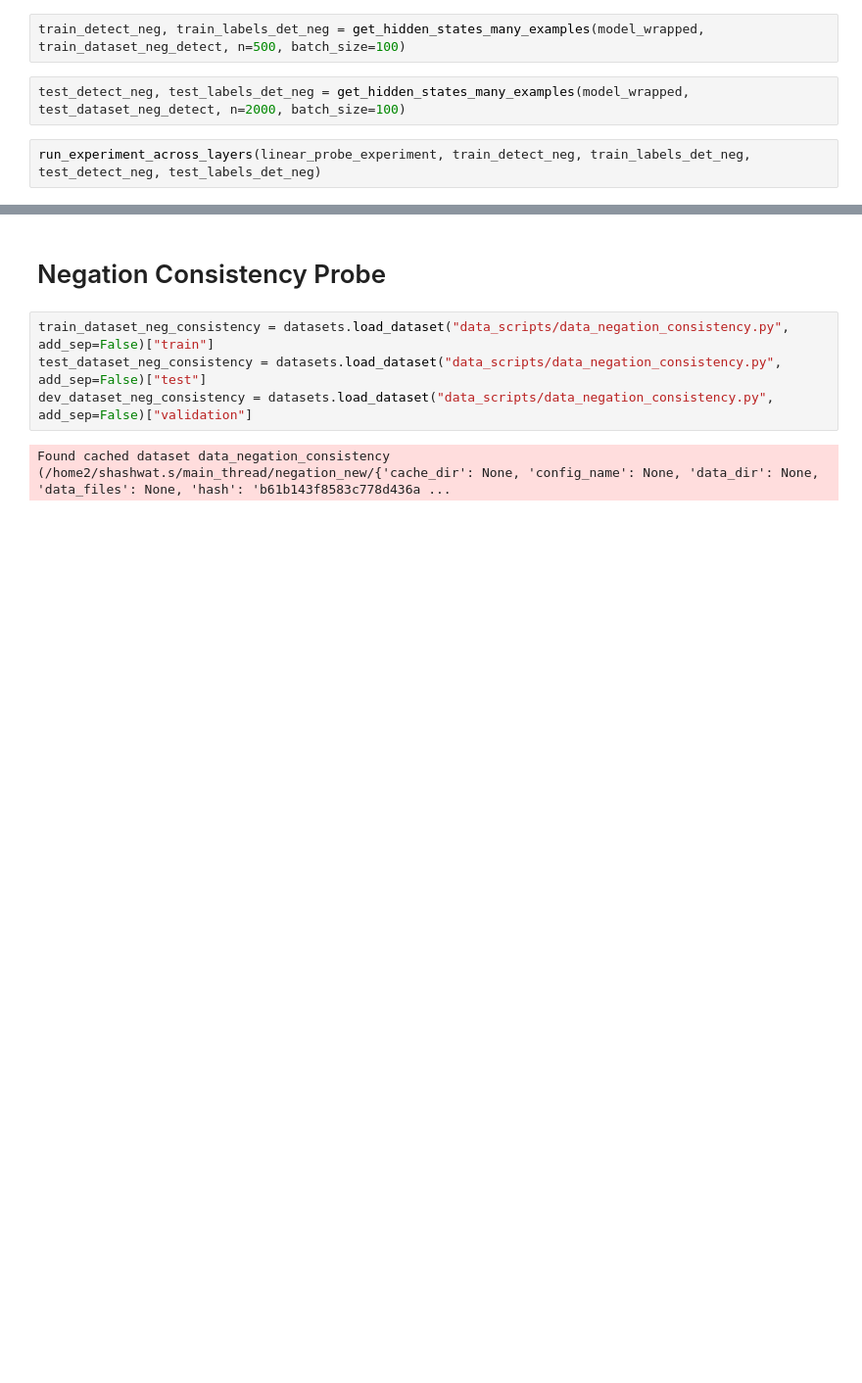
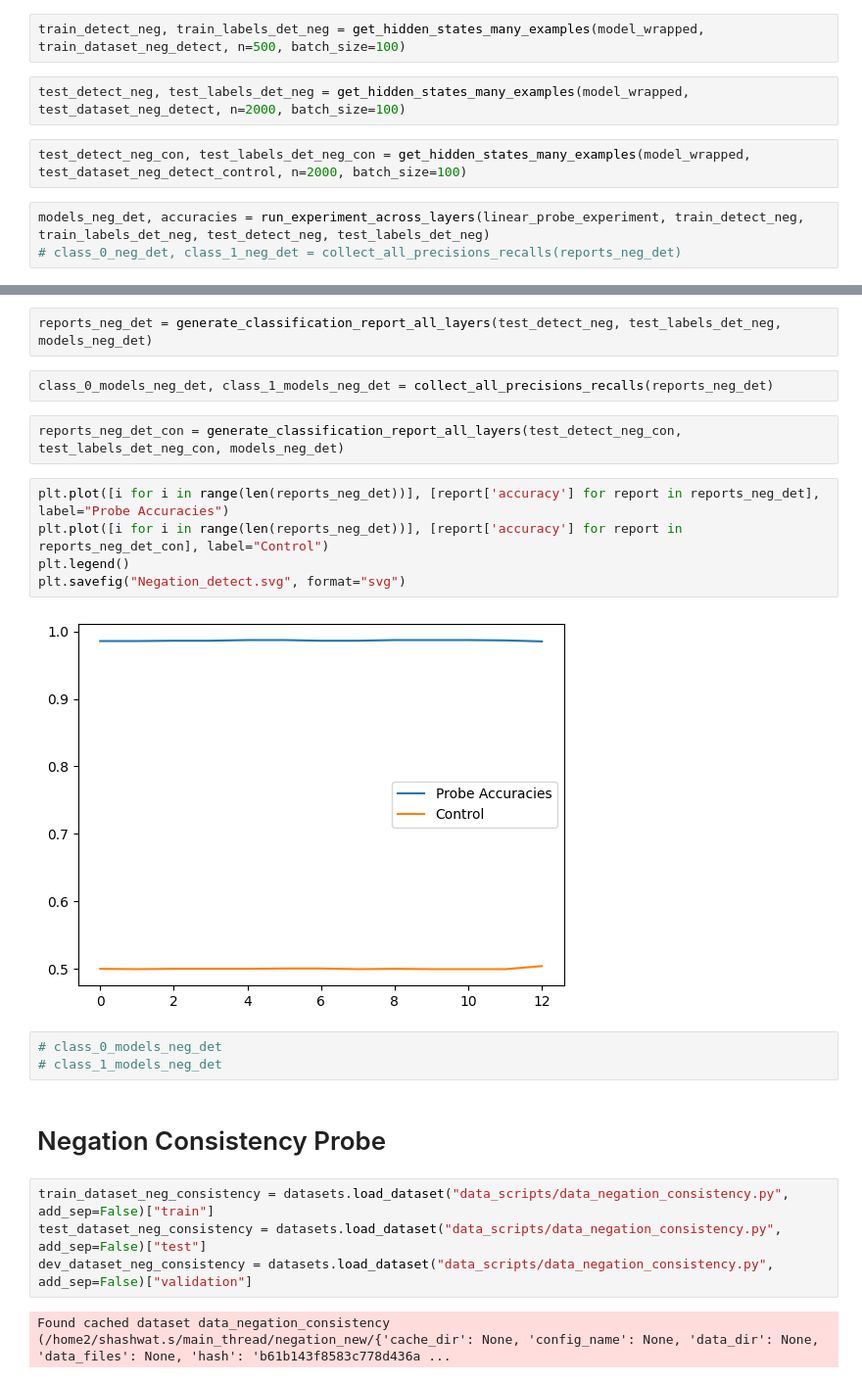
Before and after one commit to shashwat1002/negation_new, a Jupyter notebook: negation_probing.ipynb, the cells around one changed output, grey strips where cells are left out. Shown: that part at 98% size. Cells and saved outputs as stored; diff of their text form; blank space fills up the shorter version.

```diff
--- a/negation_probing.ipynb
+++ b/negation_probing.ipynb
@@ -257,6 +272,9 @@ Found cached dataset data_detect_neg (/home2/shashwat.s/main_thread/negation_new
 train_detect_neg, train_labels_det_neg = get_hidden_states_many_examples(model_wrapped, train_dataset_neg_detect, n=500, batch_size=100)
 # %%
 test_detect_neg, test_labels_det_neg = get_hidden_states_many_examples(model_wrapped, test_dataset_neg_detect, n=2000, batch_size=100)
+# %%
+test_detect_neg_con, test_labels_det_neg_con = get_hidden_states_many_examples(model_wrapped, test_dataset_neg_detect_control, n=2000, batch_size=100)
 # %%
-run_experiment_across_layers(linear_probe_experiment, train_detect_neg, train_labels_det_neg, test_detect_neg, test_labels_det_neg)
+models_neg_det, accuracies = run_experiment_across_layers(linear_probe_experiment, train_detect_neg, train_labels_det_neg, test_detect_neg, test_labels_det_neg)
+# class_0_neg_det, class_1_neg_det = collect_all_precisions_recalls(reports_neg_det)
 # %% [output]
@@ -280,3 +422,19 @@ run_experiment_across_layers(linear_probe_experiment, train_detect_neg, train_la
+# %%
+reports_neg_det = generate_classification_report_all_layers(test_detect_neg, test_labels_det_neg, models_neg_det)
+# %%
+class_0_models_neg_det, class_1_models_neg_det = collect_all_precisions_recalls(reports_neg_det)
+# %%
+reports_neg_det_con = generate_classification_report_all_layers(test_detect_neg_con, test_labels_det_neg_con, models_neg_det)
+# %%
+plt.plot([i for i in range(len(reports_neg_det))], [report['accuracy'] for report in reports_neg_det], label="Probe Accuracies")
+plt.plot([i for i in range(len(reports_neg_det))], [report['accuracy'] for report in reports_neg_det_con], label="Control")
+plt.legend()
+plt.savefig("Negation_detect.svg", format="svg")
+# %% [output]
+[figure, added]
+# %%
+# class_0_models_neg_det
+# class_1_models_neg_det
 # %% [markdown]
 # Negation Consistency Probe
 # %%
```
Also changed, not shown: parts of 58 cells of this notebook.
